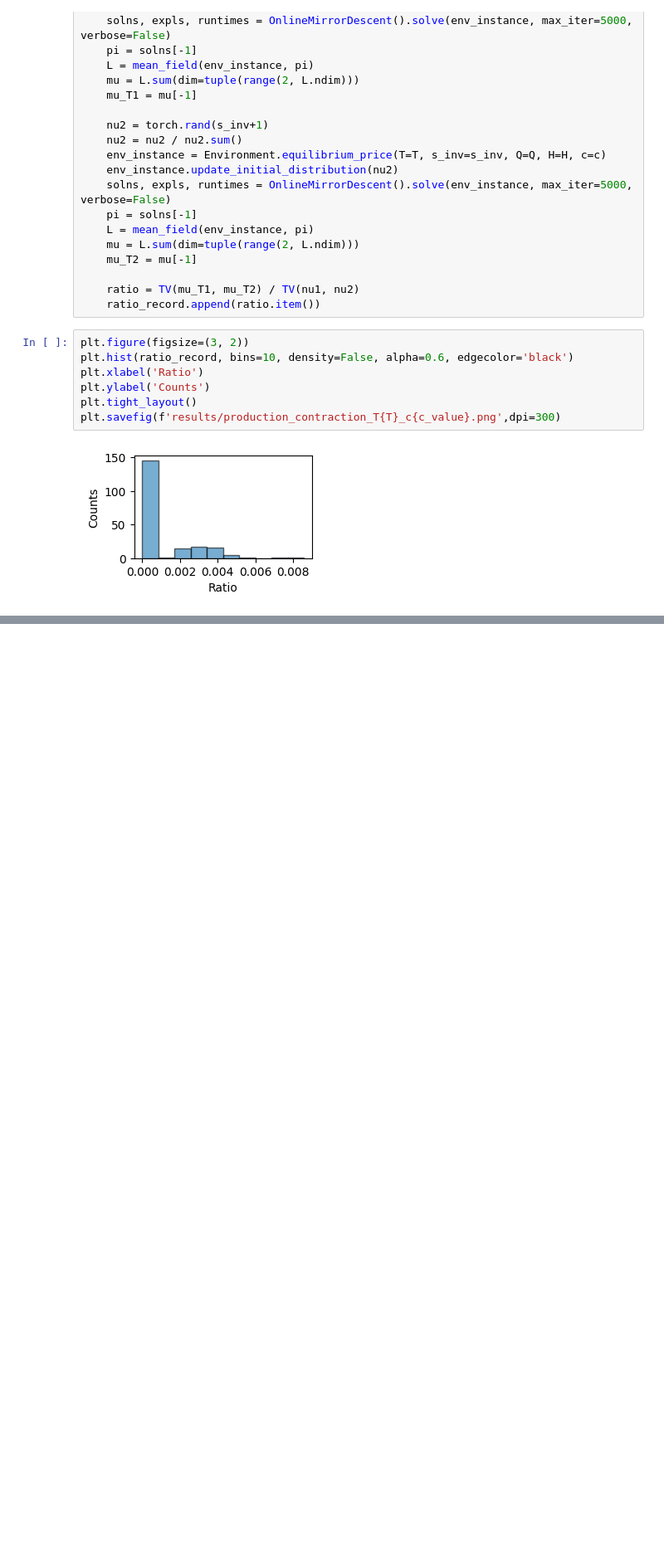
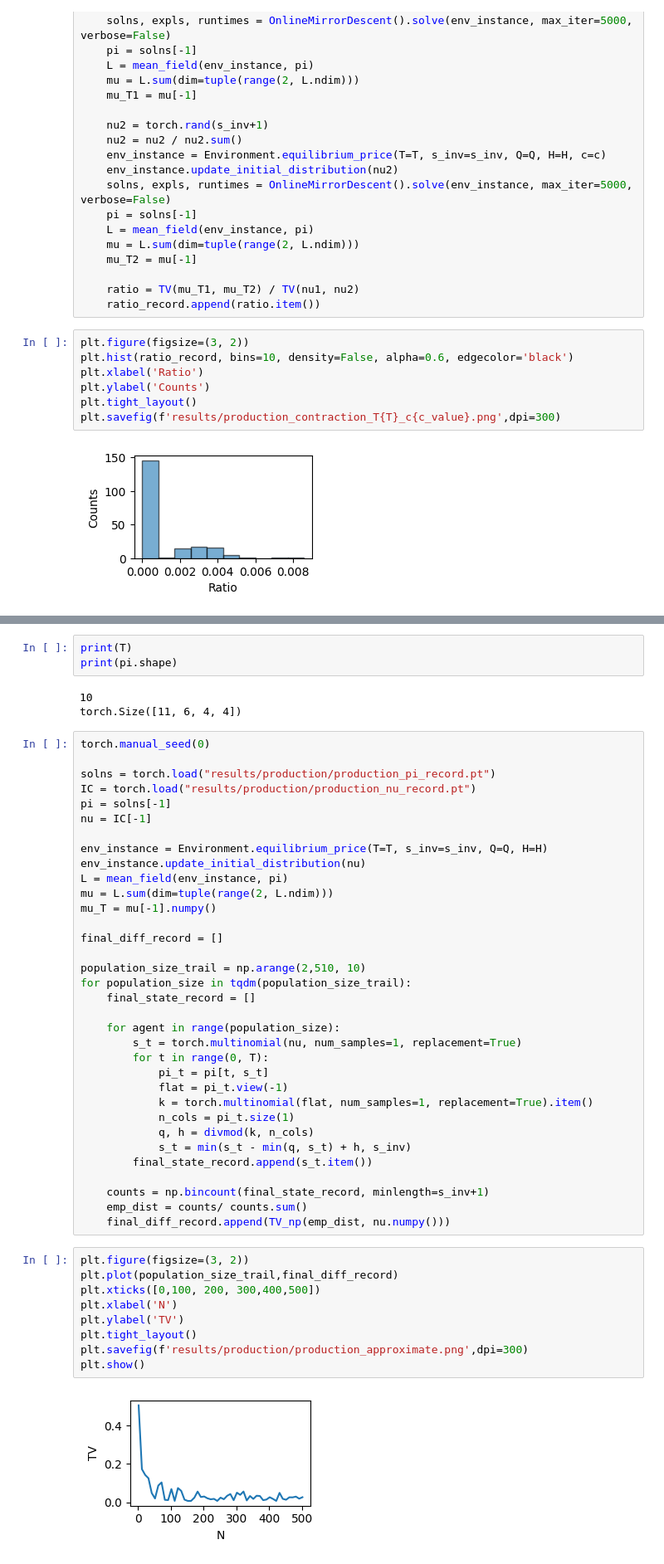
Before and after one commit to Minghui-Wu/MFGLib, a Jupyter notebook: production.ipynb, the cells around one changed output, grey strips where cells are left out. Shown: that part at 83% size. Saved outputs shown, nothing was run; the diff lists cells and outputs as text; blank space fills up the shorter version.

Commit message:
approximate results

```diff
--- a/production.ipynb
+++ b/production.ipynb
@@ -314,0 +351,51 @@ plt.savefig(f'results/production_contraction_T{T}_c{c_value}.png',dpi=300)
+# %%
+print(T)
+print(pi.shape)
+# %% [output]
+10
+torch.Size([11, 6, 4, 4])
+# %%
+torch.manual_seed(0)
+
+solns = torch.load("results/production/production_pi_record.pt")
+IC = torch.load("results/production/production_nu_record.pt")
+pi = solns[-1]
+nu = IC[-1]
+
+env_instance = Environment.equilibrium_price(T=T, s_inv=s_inv, Q=Q, H=H)
+env_instance.update_initial_distribution(nu)
+L = mean_field(env_instance, pi)
+mu = L.sum(dim=tuple(range(2, L.ndim)))
+mu_T = mu[-1].numpy()
+
+final_diff_record = []
+
+population_size_trail = np.arange(2,510, 10)
+for population_size in tqdm(population_size_trail):
+    final_state_record = []
+
+    for agent in range(population_size):
+        s_t = torch.multinomial(nu, num_samples=1, replacement=True)
+        for t in range(0, T):
+            pi_t = pi[t, s_t]
+            flat = pi_t.view(-1)
+            k = torch.multinomial(flat, num_samples=1, replacement=True).item()
+            n_cols = pi_t.size(1)
+            q, h = divmod(k, n_cols)
+            s_t = min(s_t - min(q, s_t) + h, s_inv)
+        final_state_record.append(s_t.item())
+
+    counts = np.bincount(final_state_record, minlength=s_inv+1)
+    emp_dist = counts/ counts.sum()
+    final_diff_record.append(TV_np(emp_dist, nu.numpy()))
+# %%
+plt.figure(figsize=(3, 2))
+plt.plot(population_size_trail,final_diff_record)
+plt.xticks([0,100, 200, 300,400,500])
+plt.xlabel('N')
+plt.ylabel('TV')
+plt.tight_layout()
+plt.savefig(f'results/production/production_approximate.png',dpi=300)
+plt.show()
+# %% [output]
+[figure, added]
```
Also changed, not shown: parts of 8 cells of this notebook, 1 other file.
